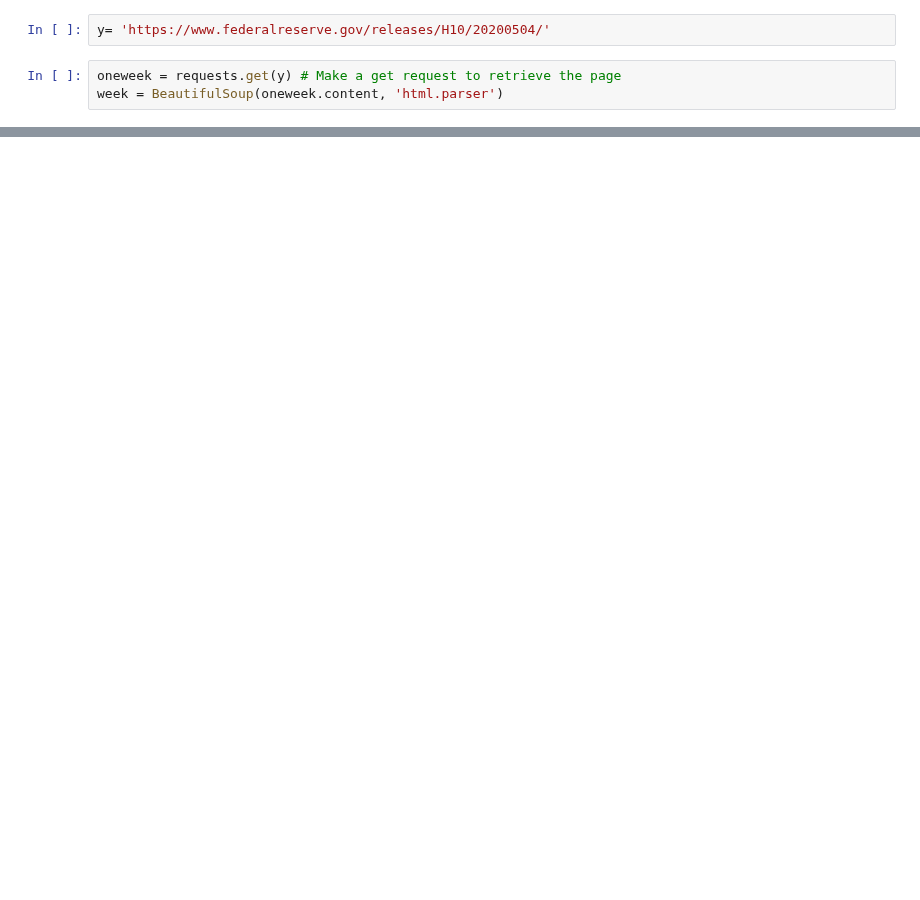
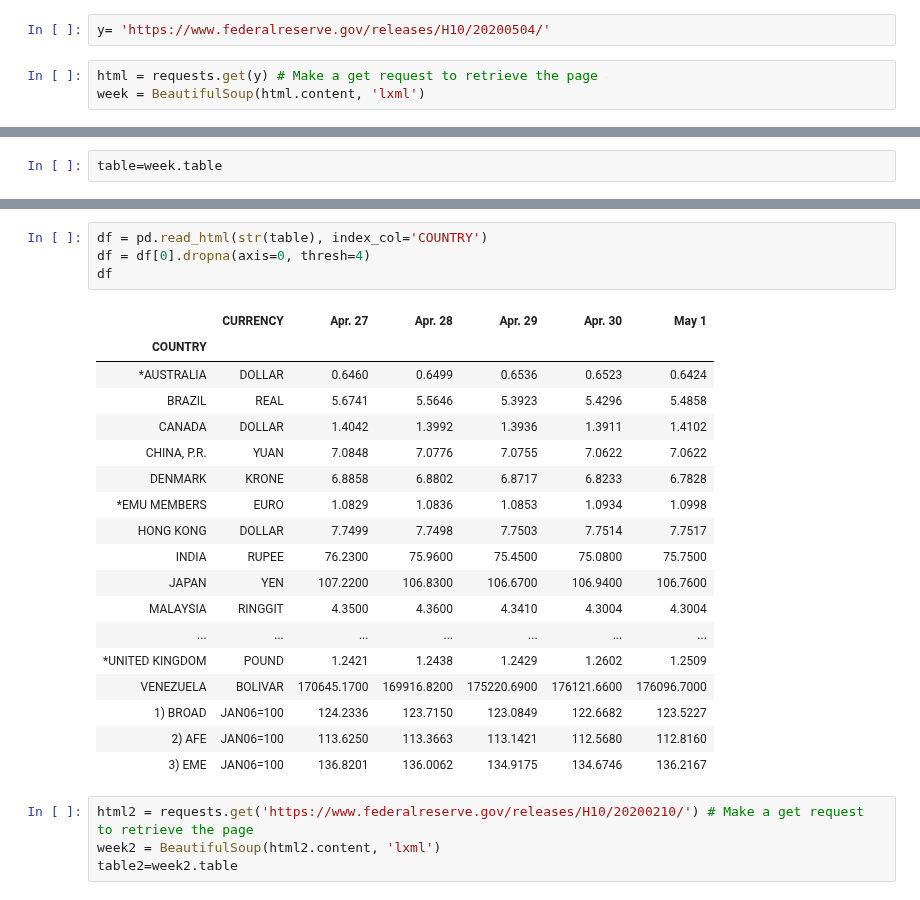
Before and after one commit to marmistead91/Foreign-Exchange-Rates-Time-Series, a Jupyter notebook: Scraping Exchange Rates.ipynb, the cells around one changed output, grey strips where cells are left out. Saved outputs shown, nothing was run; the diff lists cells and outputs as text; blank space fills up the shorter version.

```diff
--- a/Scraping Exchange Rates.ipynb
+++ b/Scraping Exchange Rates.ipynb
@@ -81,5 +107,5 @@ https://ww.feeralreserve.gov/releases/H10/20200413
 # %%
 y= 'https://www.federalreserve.gov/releases/H10/20200504/'
 # %%
-oneweek = requests.get(y) # Make a get request to retrieve the page
-week = BeautifulSoup(oneweek.content, 'html.parser')
+html = requests.get(y) # Make a get request to retrieve the page
+week = BeautifulSoup(html.content, 'lxml')
@@ -105,0 +112,2 @@ AttributeError: 'NavigableString' object has no attribute 'find_all'
+# %%
+table=week.table
@@ -105,0 +182,27 @@ AttributeError: 'NavigableString' object has no attribute 'find_all'
+# %%
+df = pd.read_html(str(table), index_col='COUNTRY')
+df = df[0].dropna(axis=0, thresh=4)
+df
+# %% [output]
+|  | CURRENCY | Apr. 27 | Apr. 28 | Apr. 29 | Apr. 30 | May 1 |
+| COUNTRY |  |  |  |  |  |  |
+| *AUSTRALIA | DOLLAR | 0.6460 | 0.6499 | 0.6536 | 0.6523 | 0.6424 |
+| BRAZIL | REAL | 5.6741 | 5.5646 | 5.3923 | 5.4296 | 5.4858 |
+| CANADA | DOLLAR | 1.4042 | 1.3992 | 1.3936 | 1.3911 | 1.4102 |
+| CHINA, P.R. | YUAN | 7.0848 | 7.0776 | 7.0755 | 7.0622 | 7.0622 |
+| DENMARK | KRONE | 6.8858 | 6.8802 | 6.8717 | 6.8233 | 6.7828 |
+| *EMU MEMBERS | EURO | 1.0829 | 1.0836 | 1.0853 | 1.0934 | 1.0998 |
+| HONG KONG | DOLLAR | 7.7499 | 7.7498 | 7.7503 | 7.7514 | 7.7517 |
+| INDIA | RUPEE | 76.2300 | 75.9600 | 75.4500 | 75.0800 | 75.7500 |
+| JAPAN | YEN | 107.2200 | 106.8300 | 106.6700 | 106.9400 | 106.7600 |
+| MALAYSIA | RINGGIT | 4.3500 | 4.3600 | 4.3410 | 4.3004 | 4.3004 |
+| ... | ... | ... | ... | ... | ... | ... |
+| *UNITED KINGDOM | POUND | 1.2421 | 1.2438 | 1.2429 | 1.2602 | 1.2509 |
+| VENEZUELA | BOLIVAR | 170645.1700 | 169916.8200 | 175220.6900 | 176121.6600 | 176096.7000 |
+| 1) BROAD | JAN06=100 | 124.2336 | 123.7150 | 123.0849 | 122.6682 | 123.5227 |
+| 2) AFE | JAN06=100 | 113.6250 | 113.3663 | 113.1421 | 112.5680 | 112.8160 |
+| 3) EME | JAN06=100 | 136.8201 | 136.0062 | 134.9175 | 134.6746 | 136.2167 |
+# %%
+html2 = requests.get('https://www.federalreserve.gov/releases/H10/20200210/') # Make a get request to retrieve the page
+week2 = BeautifulSoup(html2.content, 'lxml')
+table2=week2.table
```
Also changed, not shown: parts of 18 cells of this notebook.
